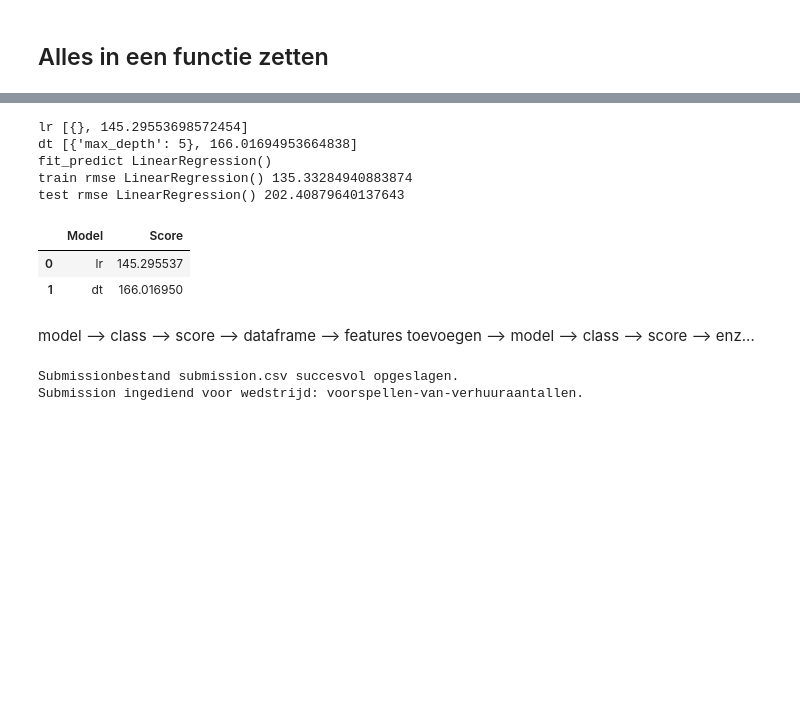
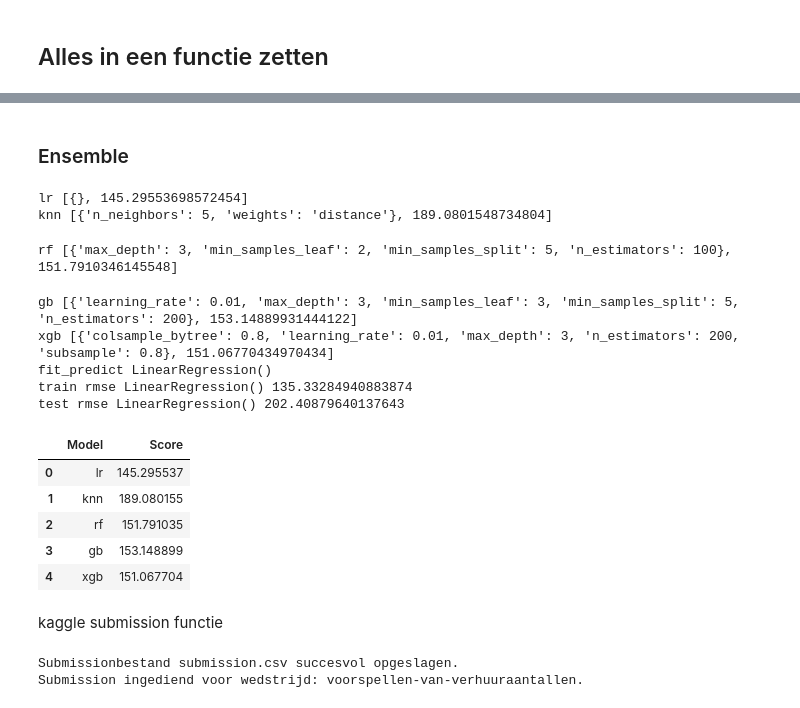
Before and after one commit to Tijnwy/MachineLearning, a Jupyter notebook: ML_opdracht_2/Verhuurdocument.ipynb, the cells around one changed output, grey strips where cells are left out. Saved outputs shown, nothing was run; the diff lists cells and outputs as text; code cells hidden in the pictures; blank space fills up the shorter version.

Commit message:
modellen gerund en aanpassingen

```diff
--- a/ML_opdracht_2/Verhuurdocument.ipynb
+++ b/ML_opdracht_2/Verhuurdocument.ipynb
@@ -576,5 +579,0 @@ import math
-# %%
-def scores_to_df(results):
-    scores_list = [{'Model': model, 'Score': score[1]} for model, score in results.items()]
-    scores_df = pd.DataFrame(scores_list)
-    return display(scores_df)
@@ -725,34 +673,62 @@ test_
+# %% [markdown]
+### Ensemble
 # %%
-models_dict = {"lr": [LinearRegression(), {}],
-               "dt": [DecisionTreeRegressor(), {'max_depth': [5, 10, 15, 20]}]
+models_dict = {"lr": [LinearRegression(), {}
+                      ],
+               "knn": [KNeighborsRegressor(), {
+                                                'n_neighbors': [3, 5, 7, 9],
+                                                'weights': ['uniform', 'distance']}
+                                               ],
+                "rf": [RandomForestRegressor(), {
+                                                'n_estimators': [50, 100, 150],
+                                                'max_depth': [3, 5, 7],
+                                                'min_samples_split': [5, 10, 12],
+                                                'min_samples_leaf': [2, 4, 6]}
+                                                ],
+                "gb": [GradientBoostingRegressor(), {
+                                                'n_estimators': [200, 300],
+                                                'learning_rate': [0.01, 0.05],
+                                                'max_depth': [3, 5],
+                                                'min_samples_split': [5, 10],
+                                                'min_samples_leaf': [2, 3]}
+                                                ],
+                "xgb": [xgb.XGBRegressor(),             {
+                                                'n_estimators': [100, 200, 300],
+                                                'max_depth': [3, 5, 7],
+                                                'learning_rate': [0.01, 0.1, 0.2],
+                                                'subsample': [0.8, 1.0],
+                                                'colsample_bytree': [0.8, 1.0]}
+                                                ]
                 }
-
 # Instantiate the RegressionModels class
-wow3 = RegressionModels(train_data_cleaned, 'cnt', dummie_cols=False, test_size=0.2, random_state=42, shuffle=False)
+wow3 = RegressionModels(data=train_data_cleaned, target='cnt', dummie_cols=False, test_size=0.2, random_state=42, shuffle=False)
 
 #Generate time series data
 wow3.time_series_data(order=1)
 
 #Concatenate the data
 wow3.concat_data()
 
 # Tune the parameters using grid search
 wow3.tune_params(n_splits=5, models_dict=models_dict)
 
 # Predict using the best model
 wow3.predict()
 
-run1 = wow3.results
-
-scores_df = scores_to_df(run1)
+# scores_to_df
+wow3.scores_to_df()
 # %% [output]
 lr [{}, 145.29553698572454]
-dt [{'max_depth': 5}, 166.01694953664838]
-fit_predict LinearRegression()
-train rmse LinearRegression() 135.33284940883874
-test rmse LinearRegression() 202.40879640137643
+knn [{'n_neighbors': 5, 'weights': 'distance'}, 189.0801548734804]
+rf [{'max_depth': 3, 'min_samples_leaf': 2, 'min_samples_split': 5, 'n_estimators': 100}, 151.7910346145548]
+gb [{'learning_rate': 0.01, 'max_depth': 3, 'min_samples_leaf': 3, 'min_samples_split': 5, 'n_estimators': 200}, 153.14889931444122]
+xgb [{'colsample_bytree': 0.8, 'learning_rate': 0.01, 'max_depth': 3, 'n_estimators': 200, 'subsample': 0.8}, 151.06770434970434]
+fit_predict LinearRegression()
+train rmse LinearRegression() 135.33284940883874
+test rmse LinearRegression() 202.40879640137643
 |  | Model | Score |
 | 0 | lr | 145.295537 |
-| 1 | dt | 166.016950 |
+| 1 | knn | 189.080155 |
+| 2 | rf | 151.791035 |
+| 3 | gb | 153.148899 |
+| 4 | xgb | 151.067704 |
-# %% [markdown]
-model --> class --> score --> dataframe --> features toevoegen --> model --> class --> score --> enz...
@@ -759,3 +742,5 @@ model --> class --> score --> dataframe --> features toevoegen --> model --> cla
+# %% [markdown]
+kaggle submission functie
 # %%
 import os
 import pandas as pd
```
Also changed, not shown: parts of 15 cells of this notebook.
